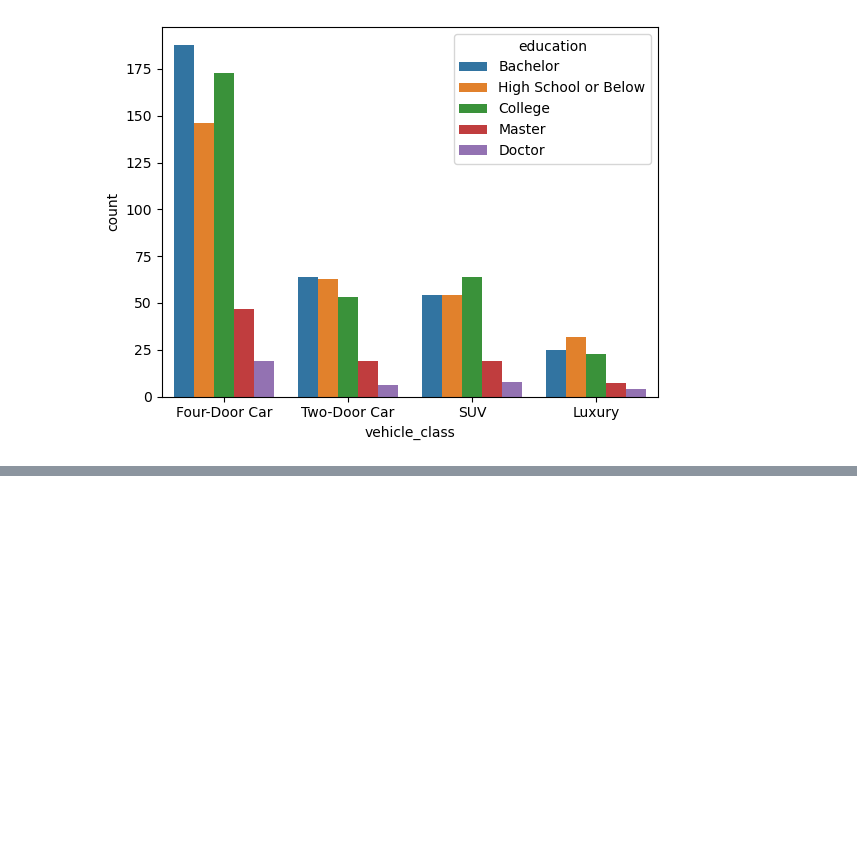
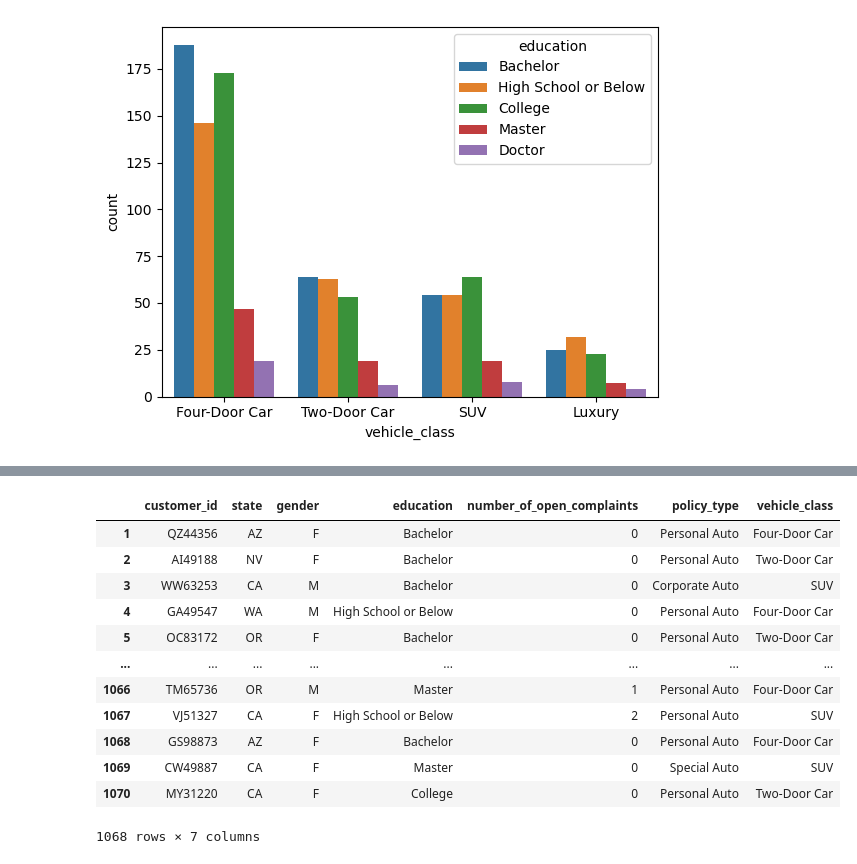
Before and after one commit to Dan2024IronHack/lab-dw-data-cleaning-and-formatting, a Jupyter notebook: lab-dw-data-cleaning-and-formatting.ipynb, the cells around one changed output, grey strips where cells are left out. Cells and saved outputs as stored; diff of their text form; code cells hidden in the pictures; blank space fills up the shorter version.

```diff
--- a/lab-dw-data-cleaning-and-formatting.ipynb
+++ b/lab-dw-data-cleaning-and-formatting.ipynb
@@ -447,0 +479,17 @@ plt.show()
+# %%
+catagorical_columns=file6.select_dtypes(include=['object'])
+catagorical_columns
+# %% [output]
+|  | customer_id | state | gender | education | number_of_open_complaints | policy_type | vehicle_class |
+| 1 | QZ44356 | AZ | F | Bachelor | 0 | Personal Auto | Four-Door Car |
+| 2 | AI49188 | NV | F | Bachelor | 0 | Personal Auto | Two-Door Car |
+| 3 | WW63253 | CA | M | Bachelor | 0 | Corporate Auto | SUV |
+| 4 | GA49547 | WA | M | High School or Below | 0 | Personal Auto | Four-Door Car |
+| 5 | OC83172 | OR | F | Bachelor | 0 | Personal Auto | Two-Door Car |
+| ... | ... | ... | ... | ... | ... | ... | ... |
+| 1066 | TM65736 | OR | M | Master | 1 | Personal Auto | Four-Door Car |
+| 1067 | VJ51327 | CA | F | High School or Below | 2 | Personal Auto | SUV |
+| 1068 | GS98873 | AZ | F | Bachelor | 0 | Personal Auto | Four-Door Car |
+| 1069 | CW49887 | CA | F | Master | 0 | Special Auto | SUV |
+| 1070 | MY31220 | CA | F | College | 0 | Personal Auto | Two-Door Car |
+1068 rows × 7 columns
```
Also changed, not shown: parts of 10 cells of this notebook.
